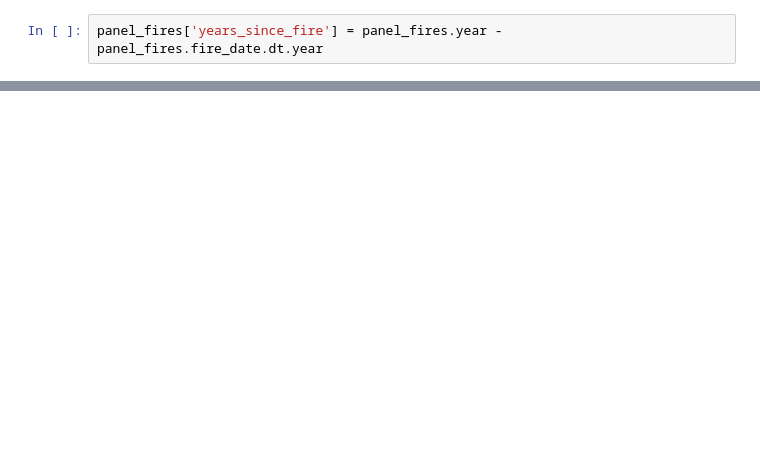
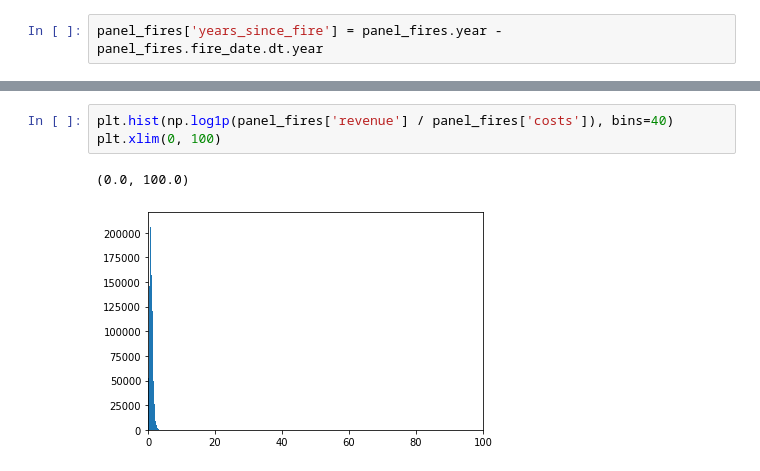
Before and after one commit to sdamerdji/dissertation, a Jupyter notebook: iv/fires iv.ipynb, the cells around one changed output, grey strips where cells are left out. Cells and saved outputs as stored; diff of their text form; blank space fills up the shorter version.

```diff
--- a/iv/fires iv.ipynb
+++ b/iv/fires iv.ipynb
@@ -180,0 +236,6 @@ Name: Developed, dtype: float64
+# %%
+plt.hist(np.log1p(panel_fires['revenue'] / panel_fires['costs']), bins=40)
+plt.xlim(0, 100)
+# %% [output]
+(0.0, 100.0)
+[figure, added]
```
Also changed, not shown: parts of 27 cells of this notebook.
